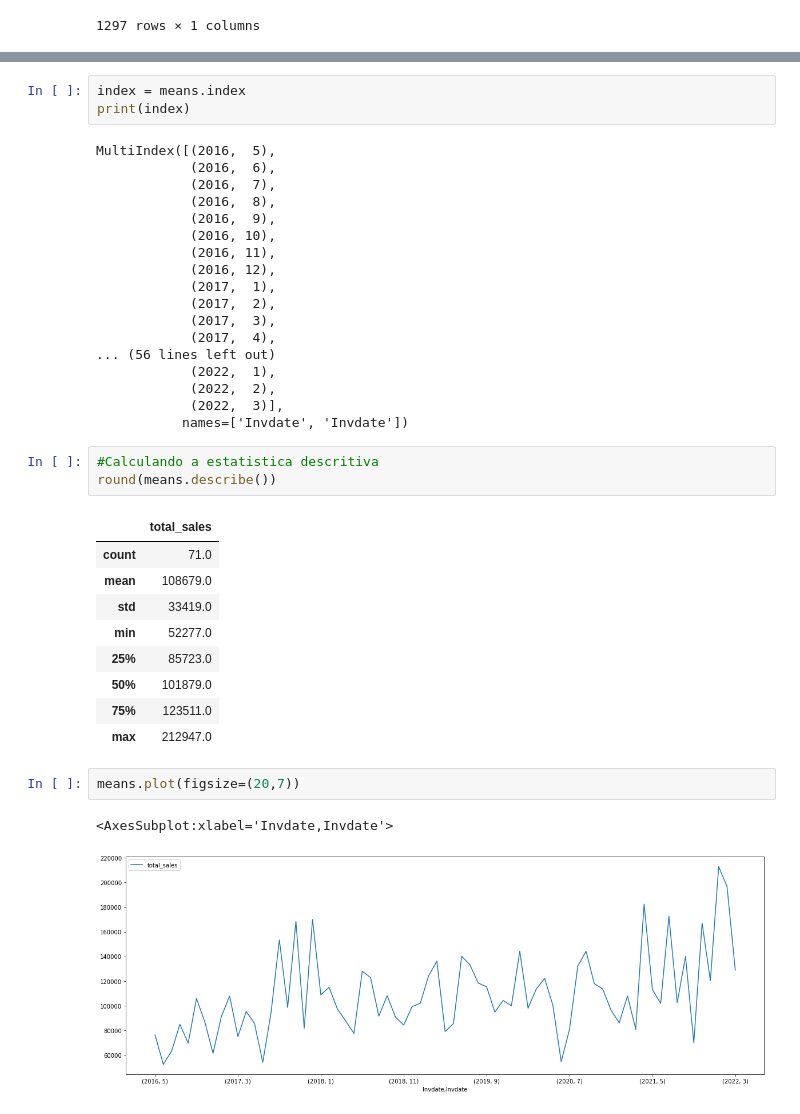
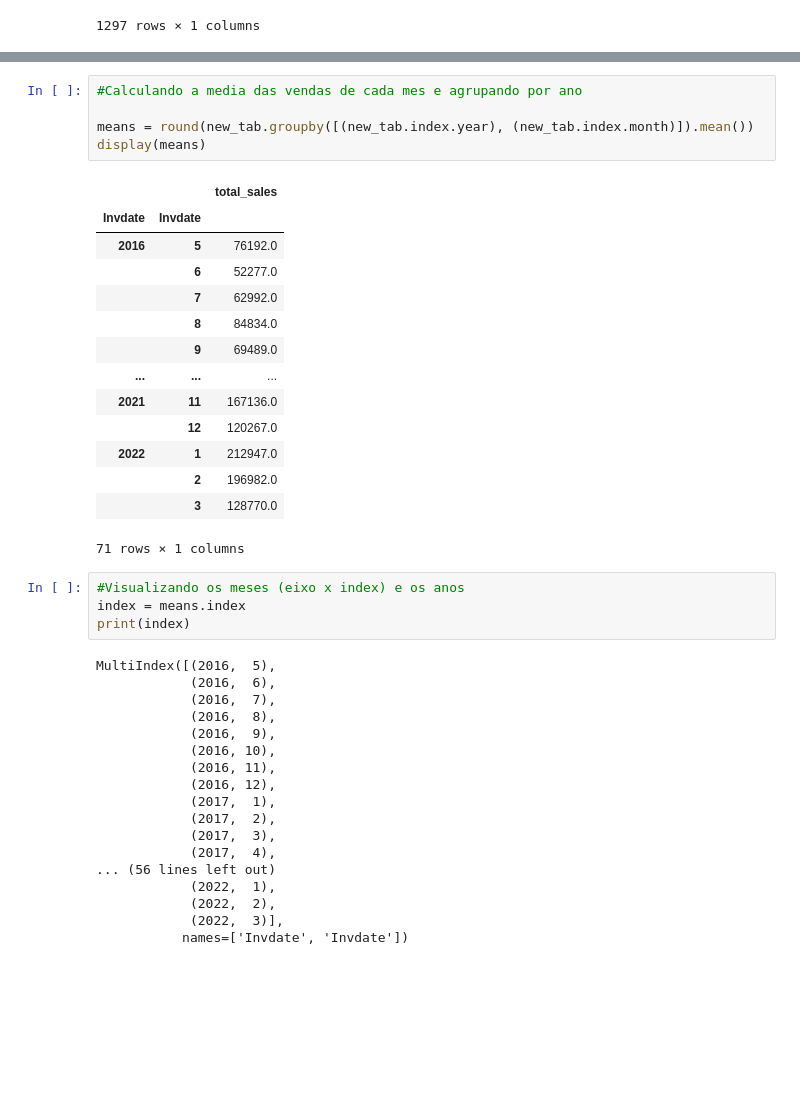
Before and after one commit to Keylla-Rodrigues/Forescasting-sales, a Jupyter notebook: Sales_estimation.ipynb, the cells around one changed output, grey strips where cells are left out. Saved outputs shown, nothing was run; the diff lists cells and outputs as text; blank space fills up the shorter version.

```diff
--- a/Sales_estimation.ipynb
+++ b/Sales_estimation.ipynb
@@ -79,4 +98,25 @@ display(means)
+# %%
+#Calculando a media das vendas de cada mes e agrupando por ano
+
+means = round(new_tab.groupby([(new_tab.index.year), (new_tab.index.month)]).mean())
+display(means)
+# %% [output]
+|  |  | total_sales |
+| Invdate | Invdate |  |
+| 2016 | 5 | 76192.0 |
+|  | 6 | 52277.0 |
+|  | 7 | 62992.0 |
+|  | 8 | 84834.0 |
+|  | 9 | 69489.0 |
+| ... | ... | ... |
+| 2021 | 11 | 167136.0 |
+|  | 12 | 120267.0 |
+| 2022 | 1 | 212947.0 |
+|  | 2 | 196982.0 |
+|  | 3 | 128770.0 |
+71 rows × 1 columns
 # %%
+#Visualizando os meses (eixo x index) e os anos
 index = means.index
 print(index)
 # %% [output]
@@ -97,21 +137,3 @@ MultiIndex([(2016,  5),
             (2022,  2),
             (2022,  3)],
            names=['Invdate', 'Invdate'])
-# %%
-#Calculando a estatistica descritiva
-round(means.describe())
-# %% [output]
-|  | total_sales |
-| count | 71.0 |
-| mean | 108679.0 |
-| std | 33419.0 |
-| min | 52277.0 |
-| 25% | 85723.0 |
-| 50% | 101879.0 |
-| 75% | 123511.0 |
-| max | 212947.0 |
-# %%
-means.plot(figsize=(20,7))
-# %% [output]
-<AxesSubplot:xlabel='Invdate,Invdate'>
-[figure, removed]
```
Also changed, not shown: parts of 7 cells of this notebook.
